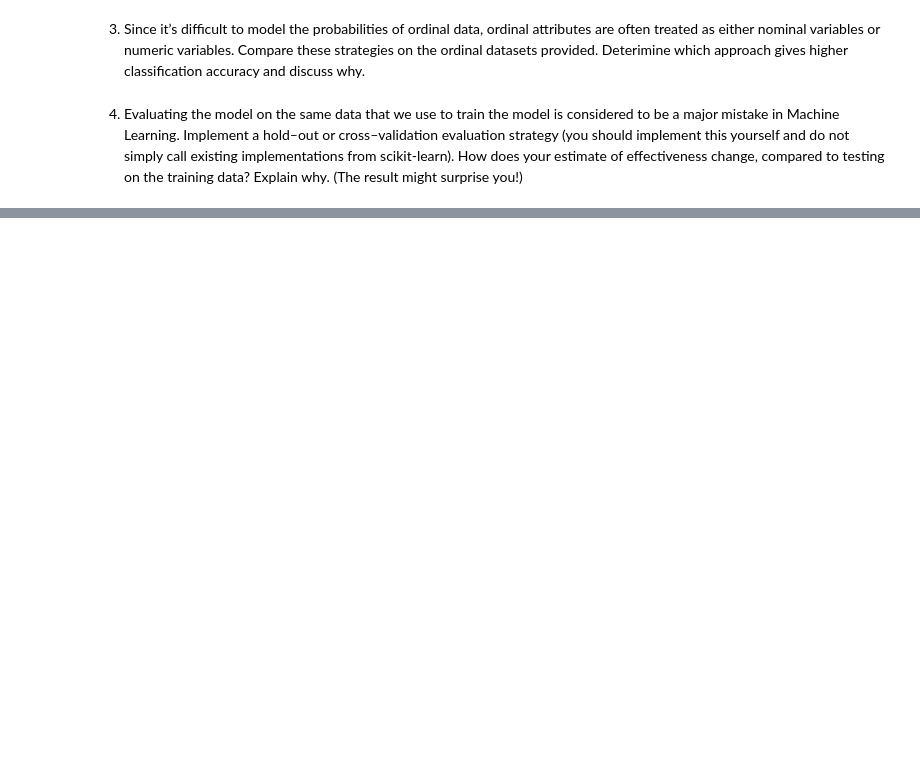
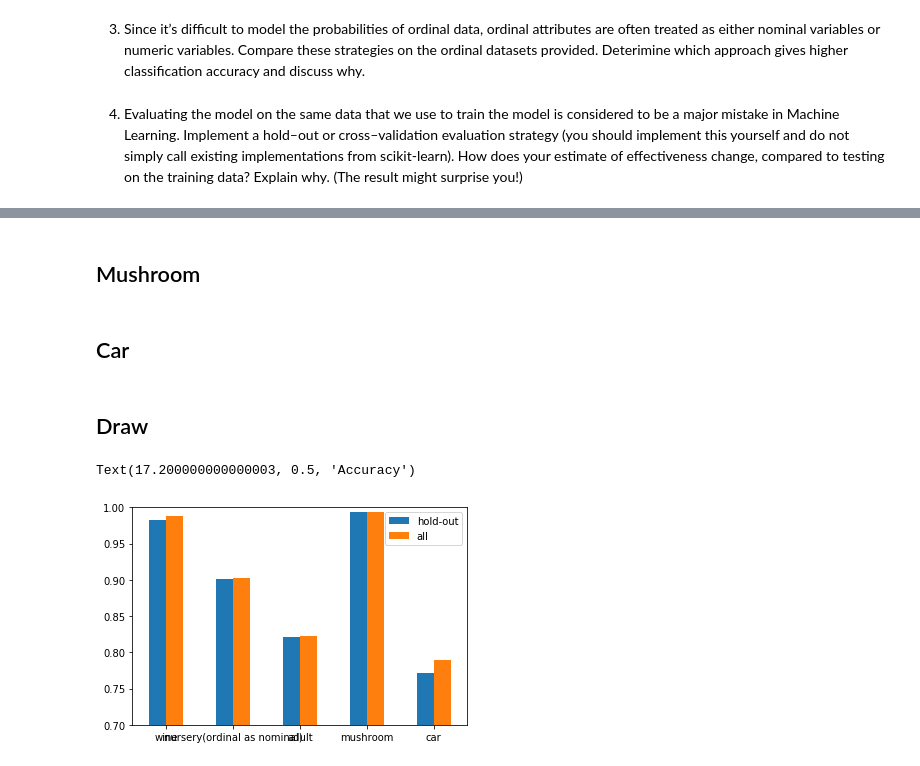
Before and after one commit to Haswf/NaiveBayesClassifier, a Jupyter notebook: assignment1_2020_template.ipynb, the cells around one changed output, grey strips where cells are left out. Drawn from its saved outputs; the diff is of its cells as text; code cells hidden in the pictures; blank space fills up the shorter version.

Commit message:
Prepared dataset for question 4

```diff
--- a/assignment1_2020_template.ipynb
+++ b/assignment1_2020_template.ipynb
@@ -815,0 +809,2 @@ the training data? Explain why. (The result might surprise you!)
+# %% [markdown]
+## Mushroom
@@ -815,0 +832,51 @@ the training data? Explain why. (The result might surprise you!)
+# %% [markdown]
+## Car
+# %%
+label_index = 6
+data_set ="./datasets/car.data"
+data = pd.read_csv(data_set, header=None)
+y = data.iloc[:,label_index]
+X = data.drop(data.columns[label_index], axis=1, inplace=False)
+
+type_list_numeric = [2 for i in range(X.shape[1])]
+
+replacement_map = {
+    0: ["low", "med", "high", "vhigh"],
+    1: ["low", "med", "high", "vhigh"],
+    2: ["2", "3", "4", "5more"],
+    3: ["2", "4", "more"],
+    4: ["small", "med", "big"],
+    5: ["low", "med", "high"]
+}
+
+y = data.iloc[:,label_index]
+X = data.drop(data.columns[label_index], axis=1, inplace=False)
+
+X_numeric = oridinal_to_integer(X, replacement_map)
+X_train, X_test, y_train, y_test = train_test_split(X_numeric, y)
+bayes = BayesClassifier()
+bayes.train(X_train, y_train, build_type_dict(type_list_numeric,treat_ordinal_as="numeric"))
+hold_out_result = bayes.predict(X_test)
+accuracy_dict["hold-out"].append(accuracy(np.array(hold_out_result), np.array(y_test)))
+
+#consider all the ordinal attributes as numeric
+bayes.train(X_numeric, y, build_type_dict(type_list_numeric,treat_ordinal_as="numeric"))
+all_result = bayes.predict(X_numeric)
+accuracy_dict["all"].append(accuracy(np.array(all_result), np.array(y)))
+# %% [markdown]
+## Draw
+# %%
+bin_num_df = pd.DataFrame.from_dict(accuracy_dict)
+bin_num_df.index = ["wine", "nursery(ordinal as nominal)", "adult", "mushroom", "car"]
+bin_num_df.columns = ["hold-out", "all"]
+bin_num_df.head()
+
+ax = bin_num_df.plot.bar(rot=0)
+# ax.set_xlim([xmin,xmax])
+ax.set_ylim([0.7,1])
+
+plot.set_xlabel("Number of bins")
+plot.set_ylabel("Accuracy")
+# %% [output]
+Text(17.200000000000003, 0.5, 'Accuracy')
+[figure, added]
```
Also changed, not shown: parts of 22 cells of this notebook.
